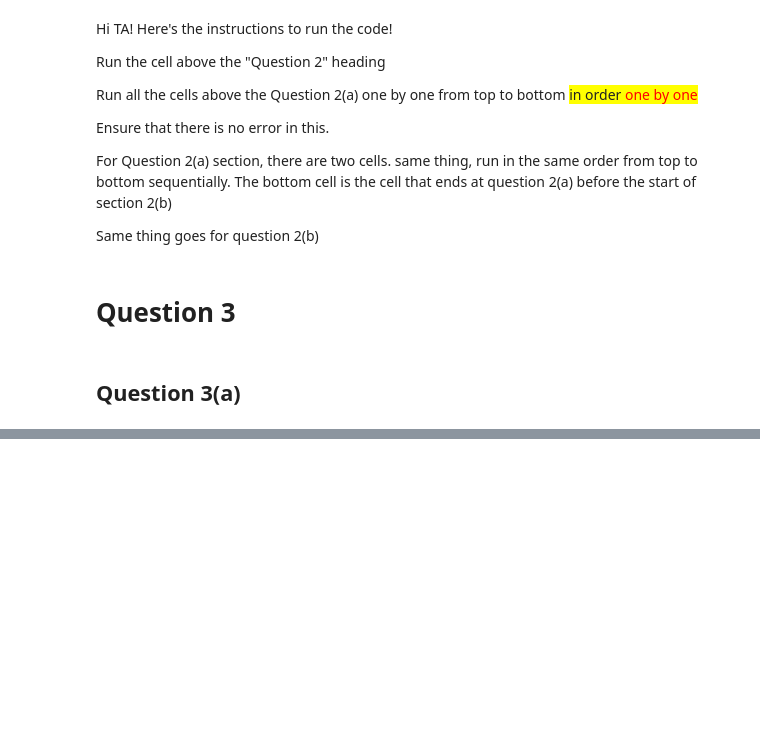
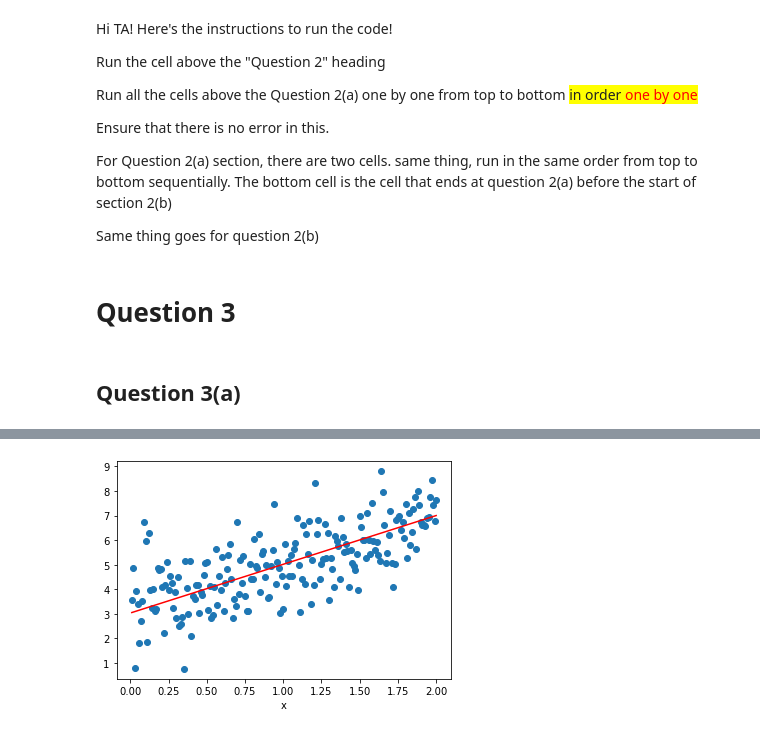
Before and after one commit to caramelmelmel/machine_learning_2021, a Jupyter notebook: hw1/Homework_1.ipynb, the cells around one changed output, grey strips where cells are left out. Drawn from its saved outputs; the diff is of its cells as text; code cells hidden in the pictures; blank space fills up the shorter version.

```diff
--- a/hw1/Homework_1.ipynb
+++ b/hw1/Homework_1.ipynb
@@ -179,0 +292,5 @@ X = np.c_[np.ones(n), np.genfromtxt('/HW')]
+# %%
+# plot
+plot_regression(X.dot(theta),y,x_input)
+# %% [output]
+[figure, added]
```
Also changed, not shown: parts of 19 cells of this notebook.
